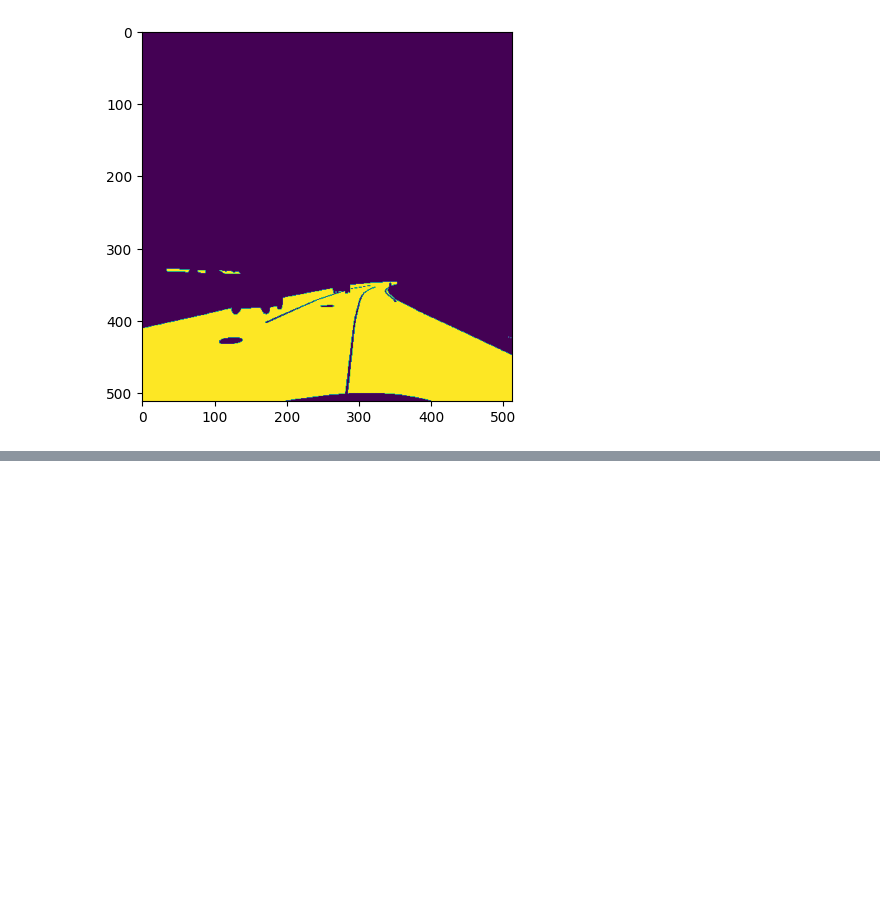
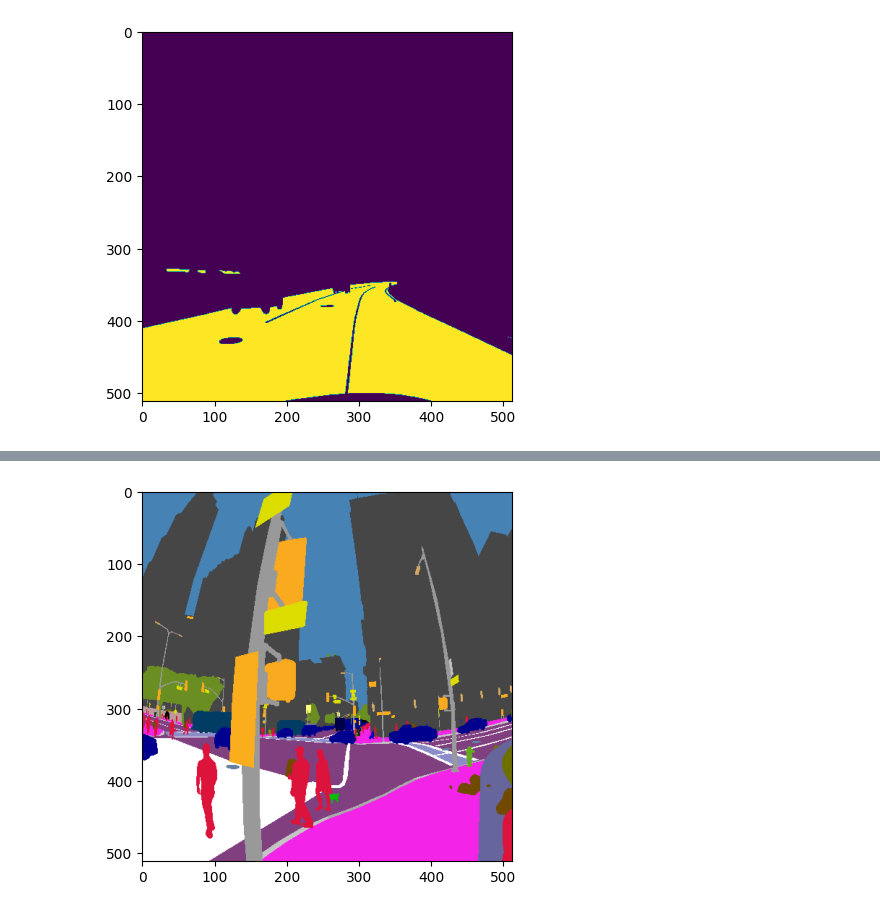
Before and after one commit to ObinnaUzoh/mapillary-semantic-segmentation, a Jupyter notebook: notebooks/visualize.ipynb, the cells around one changed output, grey strips where cells are left out. Saved outputs shown, nothing was run; the diff lists cells and outputs as text; code cells hidden in the pictures; blank space fills up the shorter version.

```diff
--- a/notebooks/visualize.ipynb
+++ b/notebooks/visualize.ipynb
@@ -113,0 +173,2 @@ for a in (image, mask[:, :, 21]):
+# %%
+masks_true = masks_true.argmax(dim=1)
@@ -113,0 +179,9 @@ for a in (image, mask[:, :, 21]):
+# %%
+mask_true = masks_true[0]
+# %%
+colored_label_array_true = apply_color_map(mask_true, labels)
+# %%
+plt.imshow(colored_label_array_true)
+plt.show()
+# %% [output]
+[figure, added]
```
Also changed, not shown: parts of 19 cells of this notebook, 1 other file.
